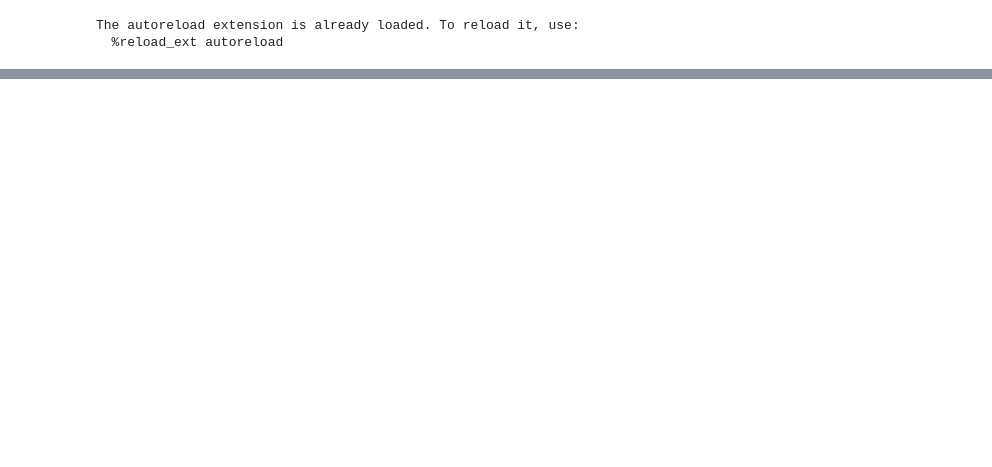
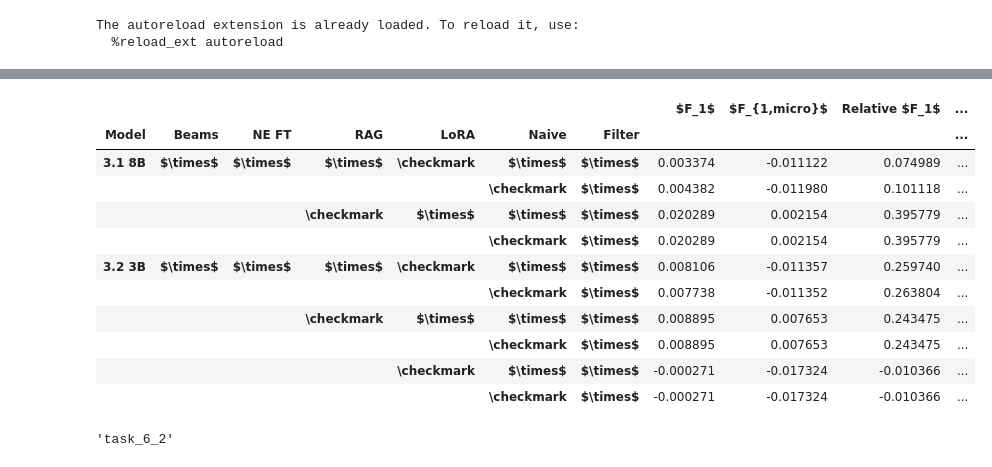
Before and after one commit to Dakantz/CHASTE, a Jupyter notebook: submission/evaluation.ipynb, the cells around one changed output, grey strips where cells are left out. Drawn from its saved outputs; the diff is of its cells as text; code cells hidden in the pictures; blank space fills up the shorter version.

```diff
--- a/submission/evaluation.ipynb
+++ b/submission/evaluation.ipynb
@@ -292,3 +268,0 @@ task_6_1_1_df
-# %%
-task_6_1_2_df = scoring_to_df(eval_submission_NERD, "entities", typ=AnnotationTypes.ENTITY)
-task_6_1_2_df
@@ -444,0 +390,43 @@ task_6_2_2_df
+# %%
+from constrerl.utils import calculate_improvements
+
+pairs = {
+    "Task 6.1": [task_6_1_1_df, task_6_1_2_df],
+    "Task 6.2": [task_6_2_1_df, task_6_2_2_df],
+}
+for task_name, (df1, df2) in pairs.items():
+    task_name_formatted = re.sub(r"(\.| )", "_", task_name).strip().lower()
+    disambiguation_changes = calculate_improvements(df1, df2)
+    disambiguation_changes.style.format(
+        lambda v: (
+            f"+\\textcolor{{DarkGreen}}{{{v:.2f}}}"
+            if v > 0
+            else f"\\textcolor{{DarkRed}}{{{v:.2f}}}"
+            if isinstance(v, float)
+            else v
+        )
+    ).to_latex(
+        report_dir / f"{task_name_formatted}_disambiguation.tex",
+        caption=f"{mode} Set Disambiguation Changes for {task_name}",
+        label=f"tab:task:{task_name_formatted}{lbl_xtra}_disambiguation",
+        clines="all;data",
+        hrules=True,
+    )
+disambiguation_changes
+# %% [output]
+|  |  |  |  |  |  |  | $F_1$ | $F_{1,micro}$ | Relative $F_1$ | ... |
+| Model | Beams | NE FT | RAG | LoRA | Naive | Filter |  |  |  | ... |
+| 3.1 8B | $\times$ | $\times$ | $\times$ | \checkmark | $\times$ | $\times$ | 0.003374 | -0.011122 | 0.074989 | ... |
+|  |  |  |  |  | \checkmark | $\times$ | 0.004382 | -0.011980 | 0.101118 | ... |
+|  |  |  | \checkmark | $\times$ | $\times$ | $\times$ | 0.020289 | 0.002154 | 0.395779 | ... |
+|  |  |  |  |  | \checkmark | $\times$ | 0.020289 | 0.002154 | 0.395779 | ... |
+| 3.2 3B | $\times$ | $\times$ | $\times$ | \checkmark | $\times$ | $\times$ | 0.008106 | -0.011357 | 0.259740 | ... |
+|  |  |  |  |  | \checkmark | $\times$ | 0.007738 | -0.011352 | 0.263804 | ... |
+|  |  |  | \checkmark | $\times$ | $\times$ | $\times$ | 0.008895 | 0.007653 | 0.243475 | ... |
+|  |  |  |  |  | \checkmark | $\times$ | 0.008895 | 0.007653 | 0.243475 | ... |
+|  |  |  |  | \checkmark | $\times$ | $\times$ | -0.000271 | -0.017324 | -0.010366 | ... |
+|  |  |  |  |  | \checkmark | $\times$ | -0.000271 | -0.017324 | -0.010366 | ... |
+# %%
+task_name_formatted
+# %% [output]
+'task_6_2'
```
Also changed, not shown: parts of 20 cells of this notebook, 4 other files.
